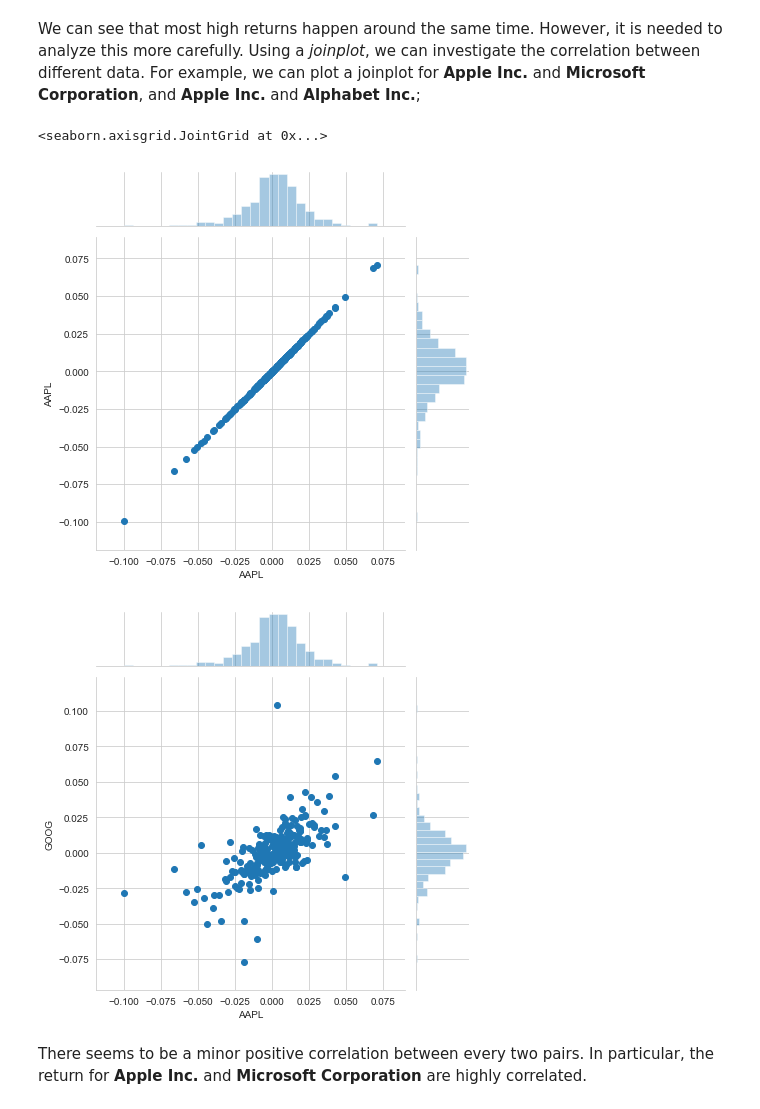
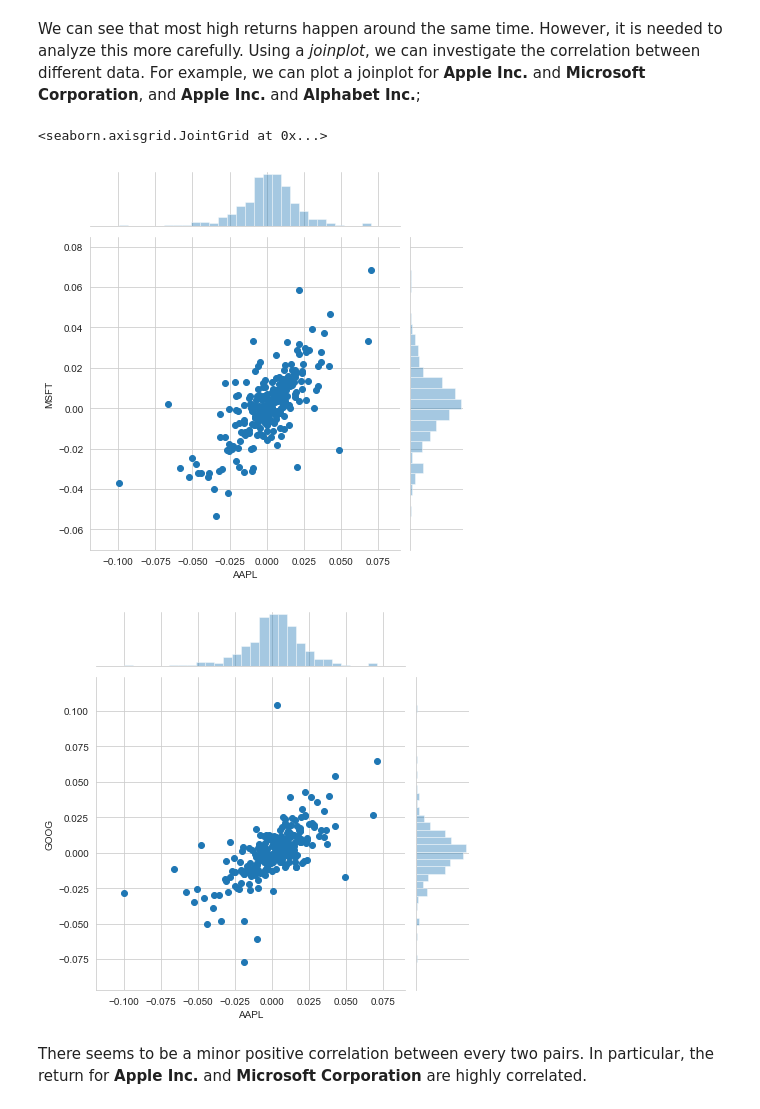
Before and after one commit to HatefDastour/Portfolio, a Jupyter notebook: Stock_Market/The_Market_Analysis_for_Technology_Services.ipynb, the cells around one changed output. Drawn from its saved outputs; the diff is of its cells as text; code cells hidden in the pictures.

```diff
--- a/Stock_Market/The_Market_Analysis_for_Technology_Services.ipynb
+++ b/Stock_Market/The_Market_Analysis_for_Technology_Services.ipynb
@@ -274,12 +274,12 @@ All_returns.plot(marker='*',legend=True,figsize=(16,6))
 We can see that most high returns happen around the same time. However, it is needed to analyze this more carefully. Using a *joinplot*, we can investigate the correlation between different data. For example, we can plot a joinplot for **Apple Inc.** and **Microsoft Corporation**, and **Apple Inc.** and **Alphabet Inc.**;
 # %%
 # Apple Inc. and Microsoft Corporation
-sns.jointplot('AAPL','AAPL', All_returns, kind='scatter')
+sns.jointplot('AAPL','MSFT', All_returns, kind='scatter')
 # Apple Inc. and Alphabet Inc.
 sns.jointplot('AAPL','GOOG', All_returns, kind='scatter')
 # %% [output]
 <seaborn.axisgrid.JointGrid at 0x...>
-[figure, old version]
+[figure, new version]
 [figure]
 # %% [markdown]
 There seems to be a minor positive correlation between every two pairs. In particular, the return for **Apple Inc.** and **Microsoft Corporation** are highly correlated.
```
Also changed, not shown: parts of 4 cells of this notebook.
